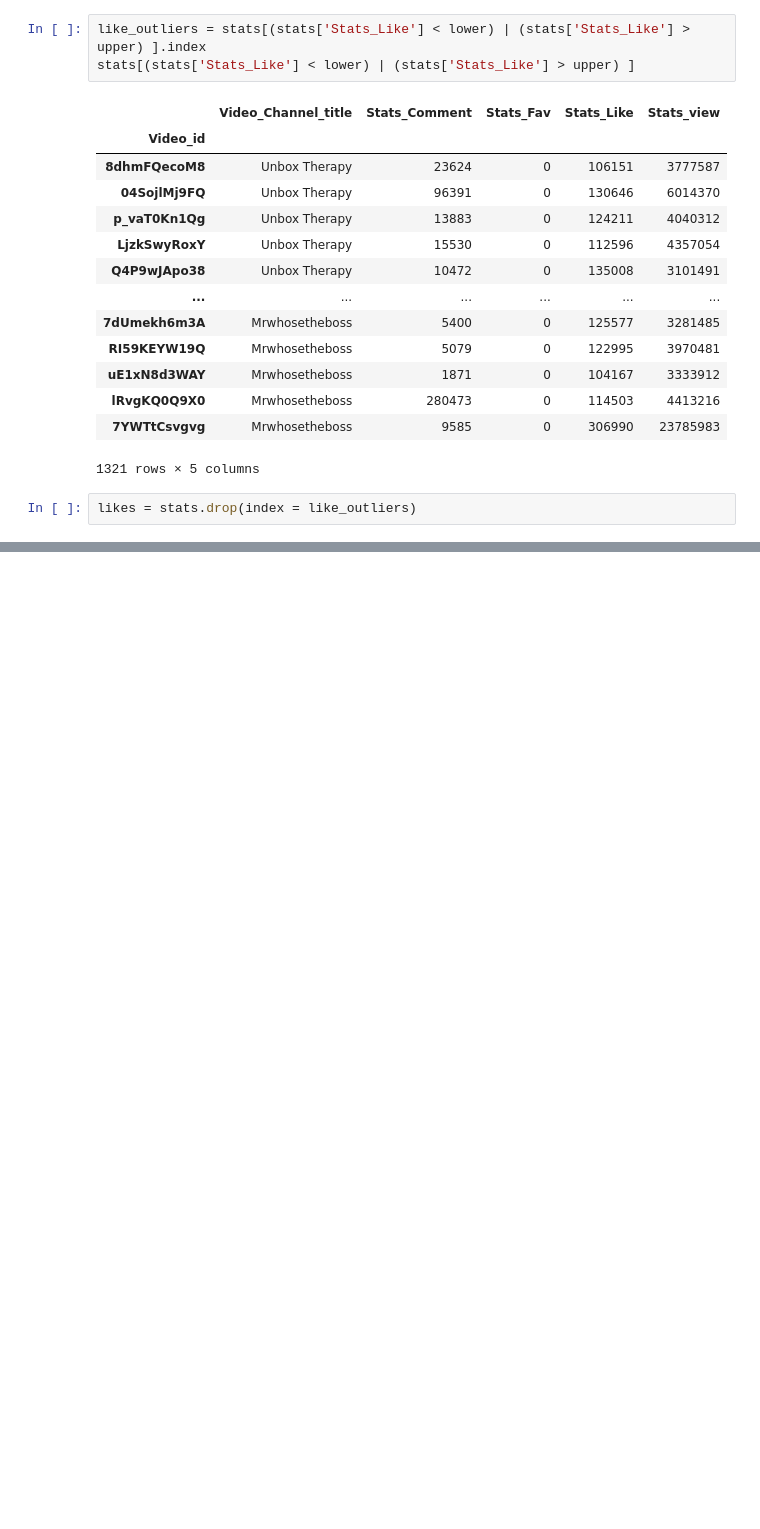
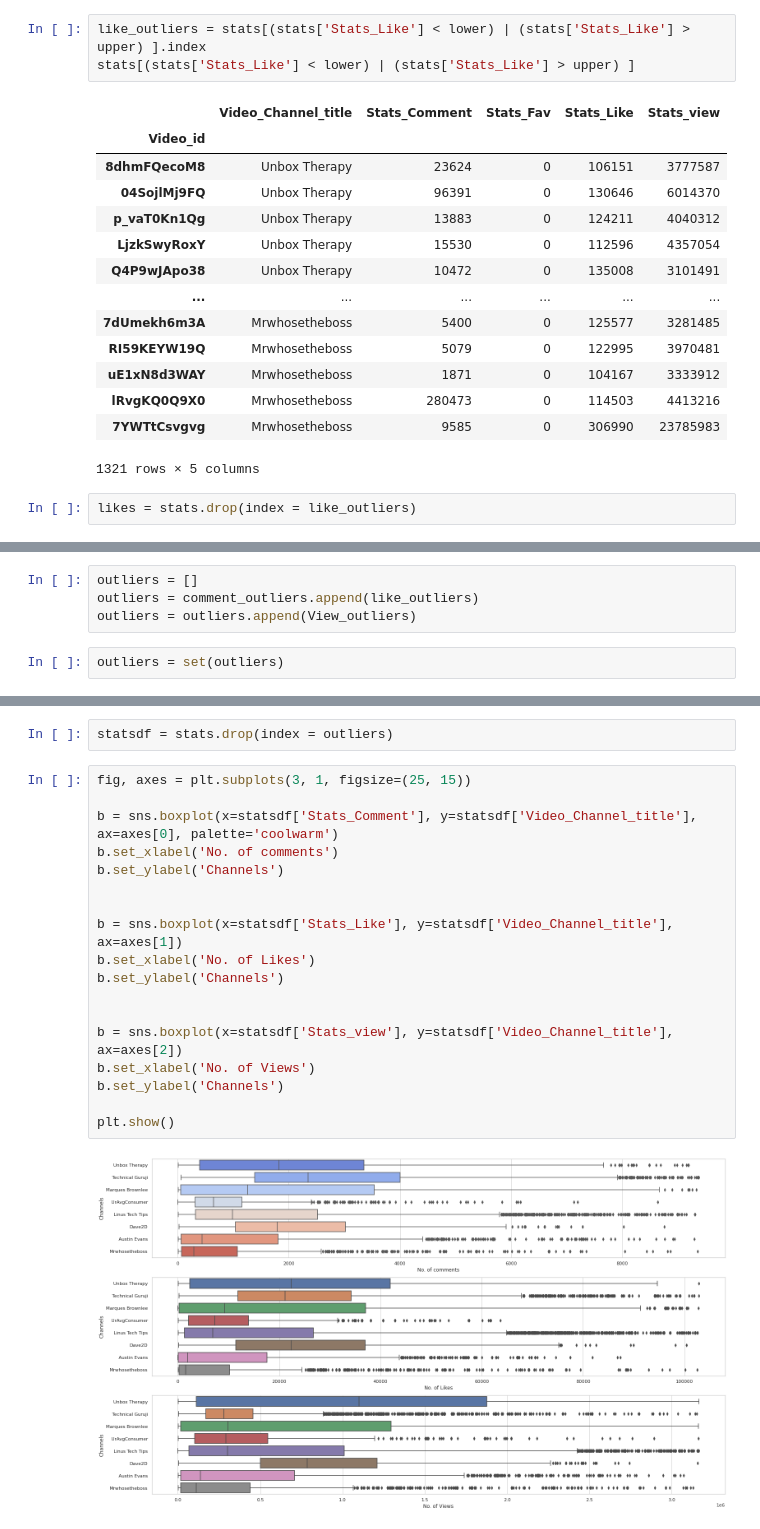
Before and after one commit to PyAshishMhatre/Channel-Analysis-using-Youtube-Data-API, a Jupyter notebook: YoutubeAnalysis.ipynb, the cells around one changed output, grey strips where cells are left out. Cells and saved outputs as stored; diff of their text form; blank space fills up the shorter version.

```diff
--- a/YoutubeAnalysis.ipynb
+++ b/YoutubeAnalysis.ipynb
@@ -584,0 +632,6 @@ plt.show()
+# %%
+outliers = []
+outliers = comment_outliers.append(like_outliers)
+outliers = outliers.append(View_outliers)
+# %%
+outliers = set(outliers)
@@ -584,0 +642,22 @@ plt.show()
+# %%
+statsdf = stats.drop(index = outliers)
+# %%
+fig, axes = plt.subplots(3, 1, figsize=(25, 15))
+
+b = sns.boxplot(x=statsdf['Stats_Comment'], y=statsdf['Video_Channel_title'], ax=axes[0], palette='coolwarm')
+b.set_xlabel('No. of comments')
+b.set_ylabel('Channels')
+
+
+b = sns.boxplot(x=statsdf['Stats_Like'], y=statsdf['Video_Channel_title'],    ax=axes[1])
+b.set_xlabel('No. of Likes')
+b.set_ylabel('Channels')
+
+
+b = sns.boxplot(x=statsdf['Stats_view'], y=statsdf['Video_Channel_title'],    ax=axes[2])
+b.set_xlabel('No. of Views')
+b.set_ylabel('Channels')
+
+plt.show()
+# %% [output]
+[figure, added]
```
Also changed, not shown: parts of 6 cells of this notebook.
